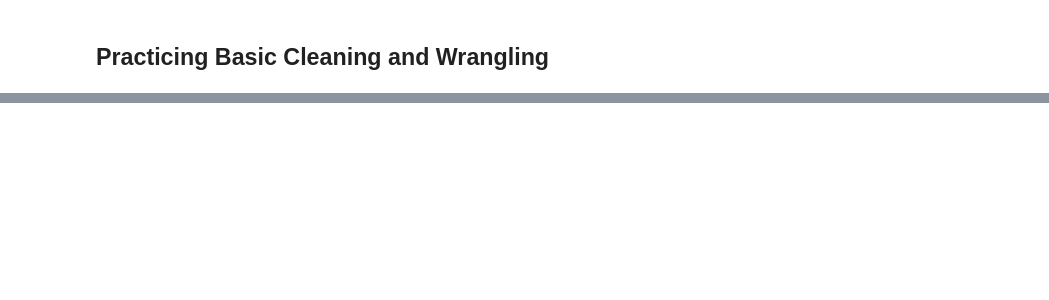
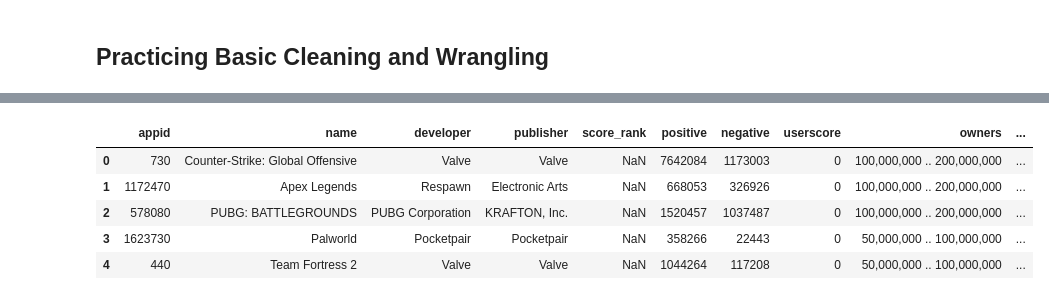
Before and after one commit to Chr-Dennis/exploring-steam-games-performance-and-review-statistics, a Jupyter notebook: keystone.ipynb, the cells around one changed output, grey strips where cells are left out. Saved outputs shown, nothing was run; the diff lists cells and outputs as text; code cells hidden in the pictures; blank space fills up the shorter version.

```diff
--- a/keystone.ipynb
+++ b/keystone.ipynb
@@ -130,0 +169,3 @@ df[df['score_rank'] == 100.0]
+# %%
+df['positive_ratio'] = ((df['positive'] / (df['positive'] + df['negative'])) * 100).round(0).astype('Int64')
+df['positive_ratio'].head(15)
@@ -130,0 +189,9 @@ df[df['score_rank'] == 100.0]
+# %%
+df.head()
+# %% [output]
+|  | appid | name | developer | publisher | score_rank | positive | negative | userscore | owners | ... |
+| 0 | 730 | Counter-Strike: Global Offensive | Valve | Valve | NaN | 7642084 | 1173003 | 0 | 100,000,000 .. 200,000,000 | ... |
+| 1 | 1172470 | Apex Legends | Respawn | Electronic Arts | NaN | 668053 | 326926 | 0 | 100,000,000 .. 200,000,000 | ... |
+| 2 | 578080 | PUBG: BATTLEGROUNDS | PUBG Corporation | KRAFTON, Inc. | NaN | 1520457 | 1037487 | 0 | 100,000,000 .. 200,000,000 | ... |
+| 3 | 1623730 | Palworld | Pocketpair | Pocketpair | NaN | 358266 | 22443 | 0 | 50,000,000 .. 100,000,000 | ... |
+| 4 | 440 | Team Fortress 2 | Valve | Valve | NaN | 1044264 | 117208 | 0 | 50,000,000 .. 100,000,000 | ... |
```
Also changed, not shown: parts of 17 cells of this notebook, 2 other files.
